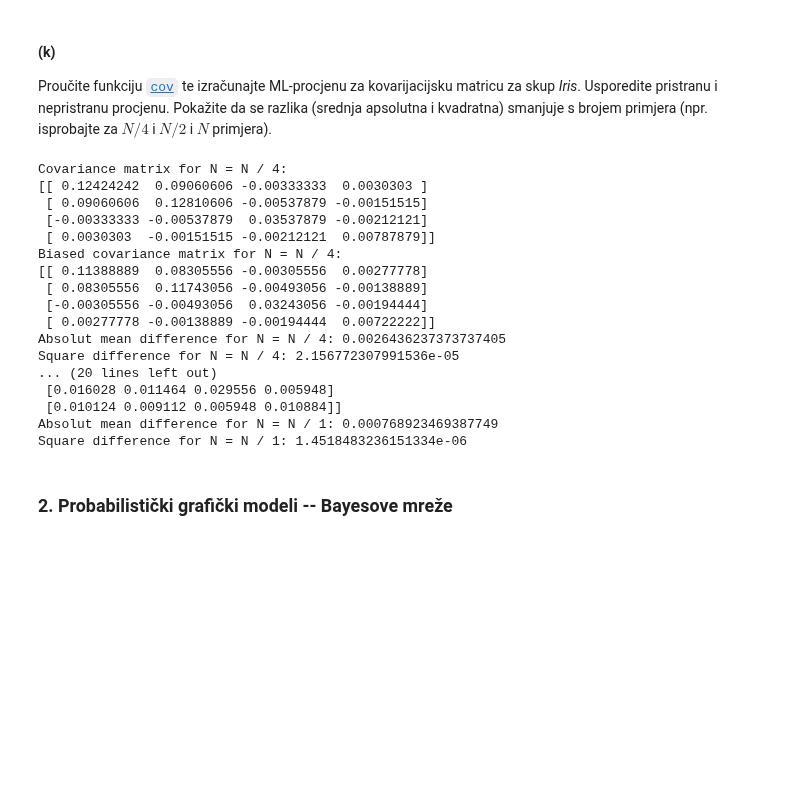
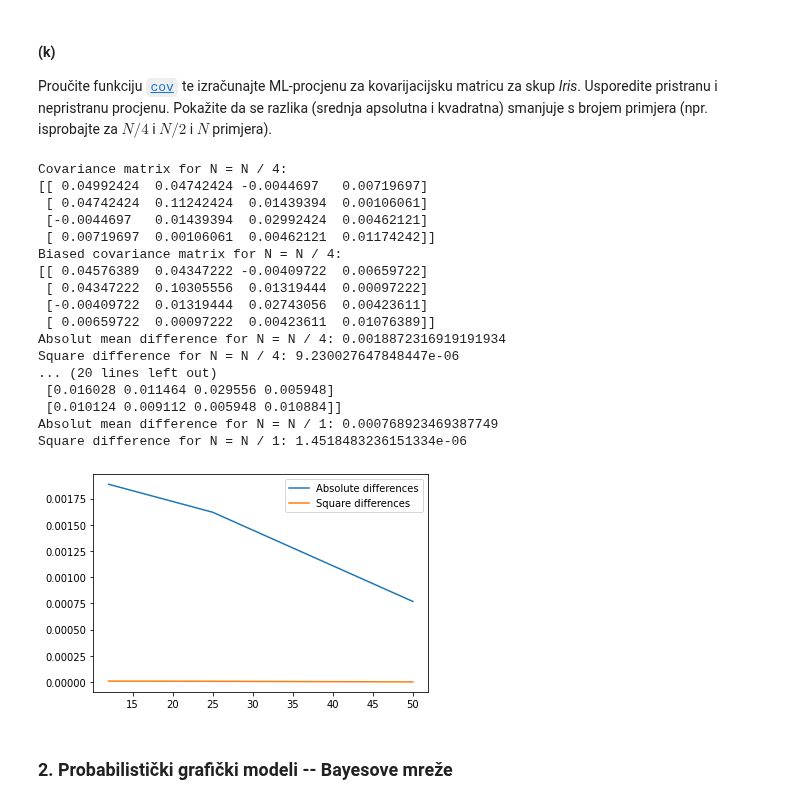
Before and after one commit to mateoim/su-lab-20-21, a Jupyter notebook: lab04/SU-2020-LAB04-0036509386.ipynb, the cells around one changed output. Saved outputs shown, nothing was run; the diff lists cells and outputs as text; code cells hidden in the pictures; blank space fills up the shorter version.

Commit message:
Add graph to task 1k

```diff
--- a/lab04/SU-2020-LAB04-0036509386.ipynb
+++ b/lab04/SU-2020-LAB04-0036509386.ipynb
@@ -317,41 +317,55 @@ Correlation between x[2] and x[3]: 0.33163004080411873, p-value: 0.0186389150075
 Proučite funkciju [`cov`](http://docs.scipy.org/doc/numpy/reference/generated/numpy.cov.html) te izračunajte ML-procjenu za kovarijacijsku matricu za skup *Iris*. Usporedite pristranu i nepristranu procjenu. Pokažite da se razlika (srednja apsolutna i kvadratna) smanjuje s brojem primjera (npr. isprobajte za $N/4$ i $N/2$ i $N$ primjera).
 # %%
 from sklearn.model_selection import train_test_split
+
+size_list, absolute_differences, square_differences = [], [], []
 
 for factor in [4, 2, 1]:
     if factor == 1:
         filtered = filtered_X
     else:
         filtered, _ = train_test_split(filtered_X, train_size=1 / factor)
+
+    size_list.append(filtered.shape[0])
 
     cov_matrix = np.cov(filtered, rowvar=False)
     biased_cov_matrix = np.cov(filtered, rowvar=False, bias=True)
 
     print(f'Covariance matrix for N = N / {factor}:\n{cov_matrix}')
     print(f'Biased covariance matrix for N = N / {factor}:\n{biased_cov_matrix}')
 
     difference = np.abs(cov_matrix - biased_cov_matrix)
+    abs_diff = np.mean(difference)
+    square_diff = np.mean(difference ** 2)
 
-    print(f'Absolut mean difference for N = N / {factor}: {np.mean(difference)}')
-    print(f'Square difference for N = N / {factor}: {np.mean(difference ** 2)}')
+    print(f'Absolut mean difference for N = N / {factor}: {abs_diff}')
+    absolute_differences.append(abs_diff)
+    print(f'Square difference for N = N / {factor}: {square_diff}')
+    square_differences.append(square_diff)
+
+plt.plot(size_list, absolute_differences, label='Absolute differences')
+plt.plot(size_list, square_differences, label='Square differences')
+plt.legend()
+plt.show()
 # %% [output]
 Covariance matrix for N = N / 4:
-[[ 0.12424242  0.09060606 -0.00333333  0.0030303 ]
- [ 0.09060606  0.12810606 -0.00537879 -0.00151515]
- [-0.00333333 -0.00537879  0.03537879 -0.00212121]
- [ 0.0030303  -0.00151515 -0.00212121  0.00787879]]
+[[ 0.04992424  0.04742424 -0.0044697   0.00719697]
+ [ 0.04742424  0.11242424  0.01439394  0.00106061]
+ [-0.0044697   0.01439394  0.02992424  0.00462121]
+ [ 0.00719697  0.00106061  0.00462121  0.01174242]]
 Biased covariance matrix for N = N / 4:
-[[ 0.11388889  0.08305556 -0.00305556  0.00277778]
- [ 0.08305556  0.11743056 -0.00493056 -0.00138889]
- [-0.00305556 -0.00493056  0.03243056 -0.00194444]
- [ 0.00277778 -0.00138889 -0.00194444  0.00722222]]
-Absolut mean difference for N = N / 4: 0.0026436237373737405
-Square difference for N = N / 4: 2.156772307991536e-05
+[[ 0.04576389  0.04347222 -0.00409722  0.00659722]
+ [ 0.04347222  0.10305556  0.01319444  0.00097222]
+ [-0.00409722  0.01319444  0.02743056  0.00423611]
+ [ 0.00659722  0.00097222  0.00423611  0.01076389]]
+Absolut mean difference for N = N / 4: 0.0018872316919191934
+Square difference for N = N / 4: 9.230027647848447e-06
 ... (20 lines left out)
  [0.016028 0.011464 0.029556 0.005948]
  [0.010124 0.009112 0.005948 0.010884]]
 Absolut mean difference for N = N / 1: 0.000768923469387749
 Square difference for N = N / 1: 1.4518483236151334e-06
+[figure, added]
 # %% [markdown]
 ### 2. Probabilistički grafički modeli -- Bayesove mreže
 # %% [markdown]
```
